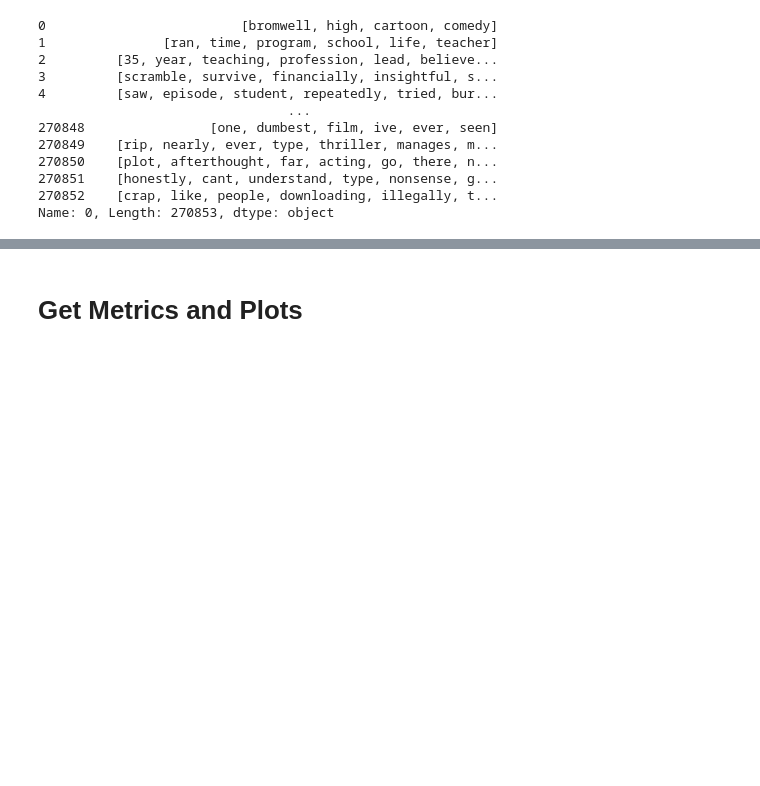
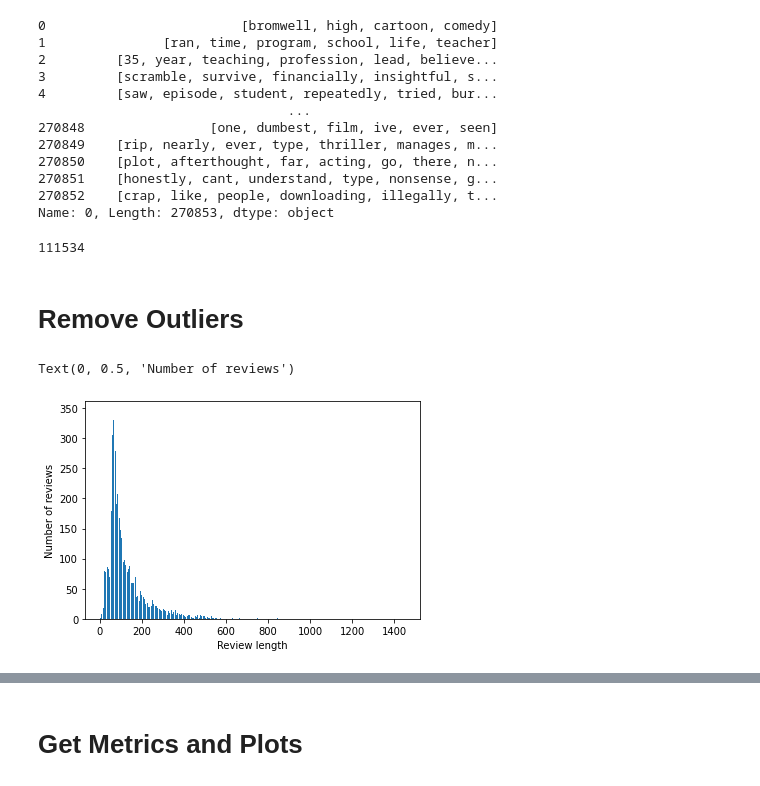
Before and after one commit to therealcs1010/CS4248-Project, a Jupyter notebook: Fatin/Fatin.ipynb, the cells around one changed output, grey strips where cells are left out. Cells and saved outputs as stored; diff of their text form; code cells hidden in the pictures; blank space fills up the shorter version.

```diff
--- a/Fatin/Fatin.ipynb
+++ b/Fatin/Fatin.ipynb
@@ -162,0 +137,28 @@ Name: 0, Length: 270853, dtype: object
+# %%
+all_words = []
+for sentence in sentences:
+    all_words.extend(sentence)
+len(all_words)
+
+vocab = set()
+for sentence in sentences:
+    vocab.update(sentence)
+len(vocab)
+# %% [output]
+111534
+# %% [markdown]
+# **Remove Outliers**
+# %%
+from collections import Counter
+import matplotlib.pyplot as plt
+
+counts = Counter(all_words)
+train_review_lens = Counter([len(x.split()) for x in x_train])
+test_review_lens = Counter([len(x.split()) for x in x_test])
+# %%
+plt.bar(train_review_lens.keys(), train_review_lens.values())
+plt.xlabel('Review length')
+plt.ylabel('Number of reviews')
+# %% [output]
+Text(0, 0.5, 'Number of reviews')
+[figure, added]
```
Also changed, not shown: parts of 105 cells of this notebook.
